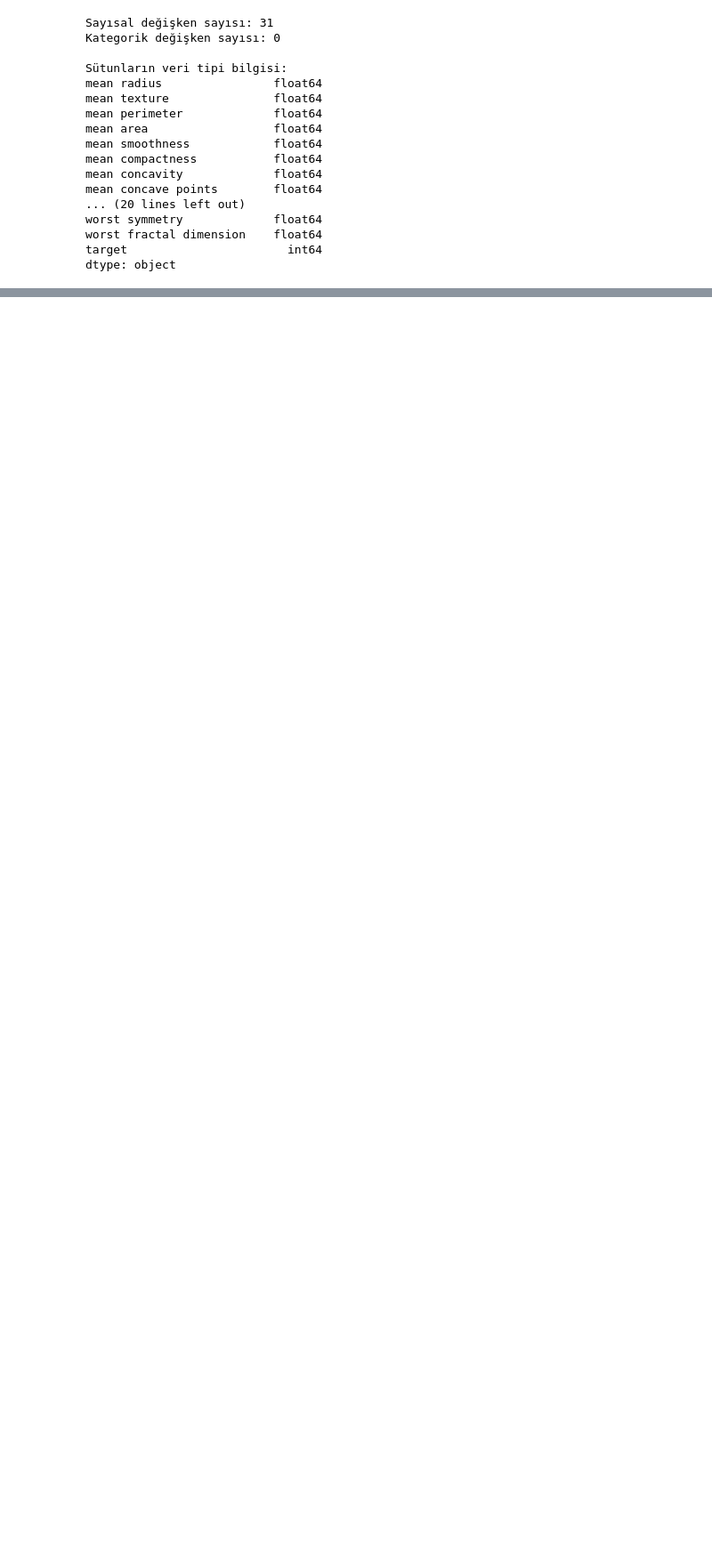
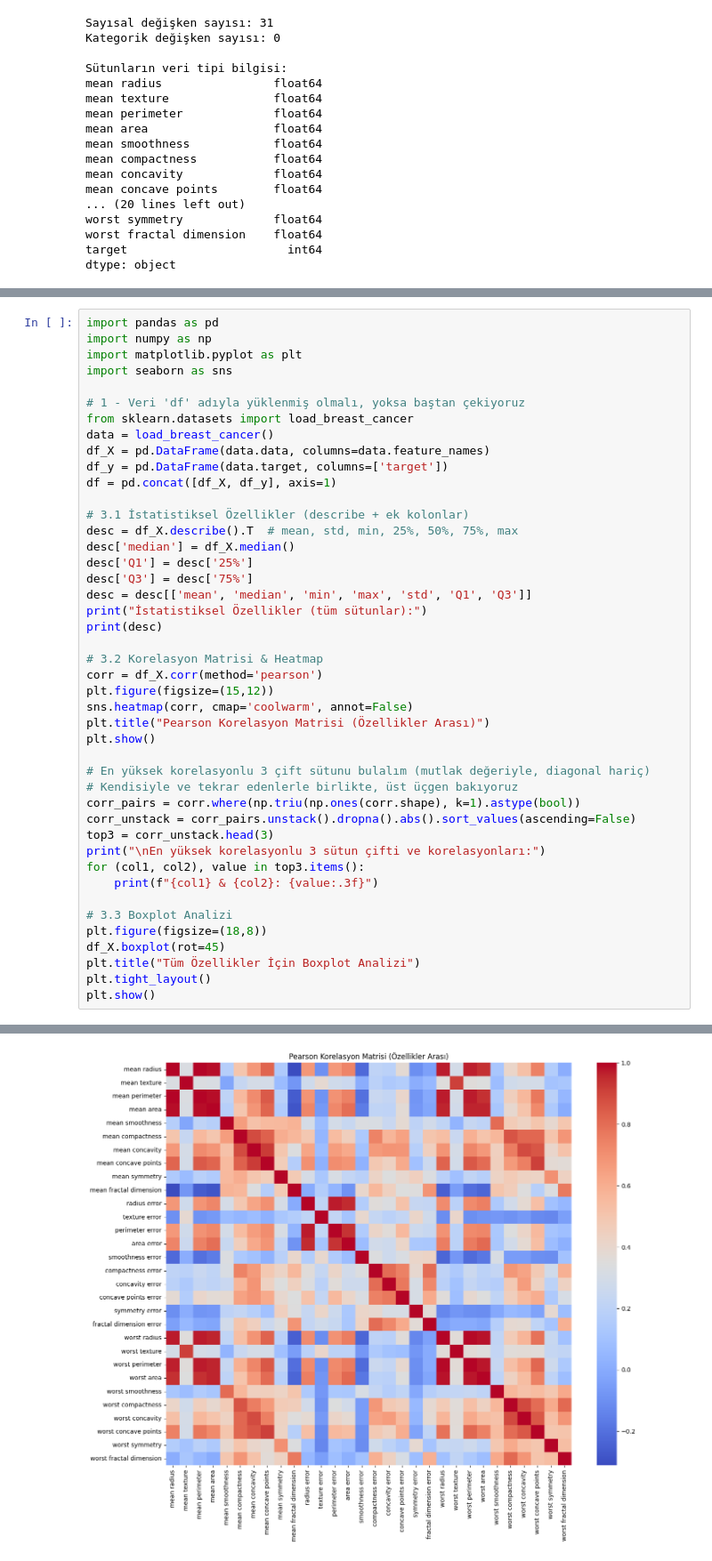
Before and after one commit to metard/yza-classification-xai, a Jupyter notebook: Breast_Cancer_Wisconsin_YSA.ipynb, the cells around one changed output, grey strips where cells are left out. Shown: that part at 89% size. Drawn from its saved outputs; the diff is of its cells as text; blank space fills up the shorter version.

Commit message:
Keşifsel veri analizi (EDA) tamamlandı.

```diff
--- a/Breast_Cancer_Wisconsin_YSA.ipynb
+++ b/Breast_Cancer_Wisconsin_YSA.ipynb
@@ -137,0 +140,45 @@ dtype: object
+# %%
+import pandas as pd
+import numpy as np
+import matplotlib.pyplot as plt
+import seaborn as sns
+
+# 1 - Veri 'df' adıyla yüklenmiş olmalı, yoksa baştan çekiyoruz
+from sklearn.datasets import load_breast_cancer
+data = load_breast_cancer()
+df_X = pd.DataFrame(data.data, columns=data.feature_names)
+df_y = pd.DataFrame(data.target, columns=['target'])
+df = pd.concat([df_X, df_y], axis=1)
+
+# 3.1 İstatistiksel Özellikler (describe + ek kolonlar)
+desc = df_X.describe().T  # mean, std, min, 25%, 50%, 75%, max
+desc['median'] = df_X.median()
+desc['Q1'] = desc['25%']
+desc['Q3'] = desc['75%']
+desc = desc[['mean', 'median', 'min', 'max', 'std', 'Q1', 'Q3']]
+print("İstatistiksel Özellikler (tüm sütunlar):")
+print(desc)
+
+# 3.2 Korelasyon Matrisi & Heatmap
+corr = df_X.corr(method='pearson')
+plt.figure(figsize=(15,12))
+sns.heatmap(corr, cmap='coolwarm', annot=False)
+plt.title("Pearson Korelasyon Matrisi (Özellikler Arası)")
+plt.show()
+
+# En yüksek korelasyonlu 3 çift sütunu bulalım (mutlak değeriyle, diagonal hariç)
+# Kendisiyle ve tekrar edenlerle birlikte, üst üçgen bakıyoruz
+corr_pairs = corr.where(np.triu(np.ones(corr.shape), k=1).astype(bool))
+corr_unstack = corr_pairs.unstack().dropna().abs().sort_values(ascending=False)
+top3 = corr_unstack.head(3)
+print("\nEn yüksek korelasyonlu 3 sütun çifti ve korelasyonları:")
+for (col1, col2), value in top3.items():
+    print(f"{col1} & {col2}: {value:.3f}")
+
+# 3.3 Boxplot Analizi
+plt.figure(figsize=(18,8))
+df_X.boxplot(rot=45)
+plt.title("Tüm Özellikler İçin Boxplot Analizi")
+plt.tight_layout()
+plt.show()
+# %% [output]
@@ -137,0 +202 @@ dtype: object
+[figure, added]
```
Also changed, not shown: parts of 2 cells of this notebook.
